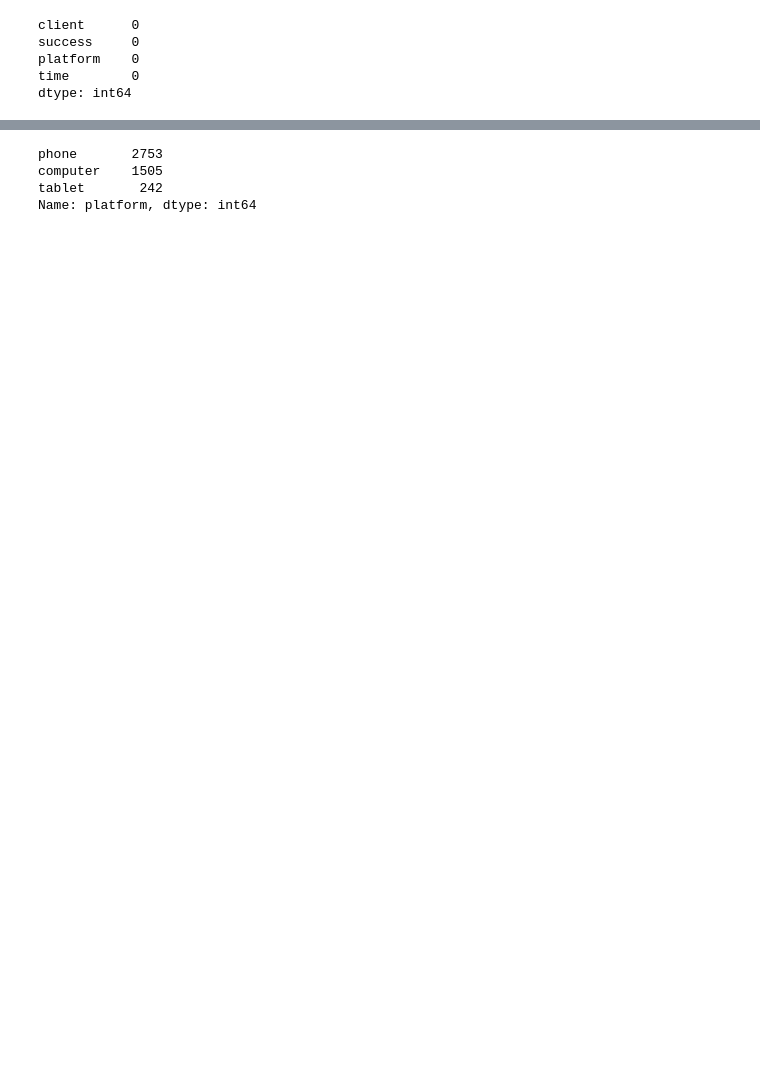
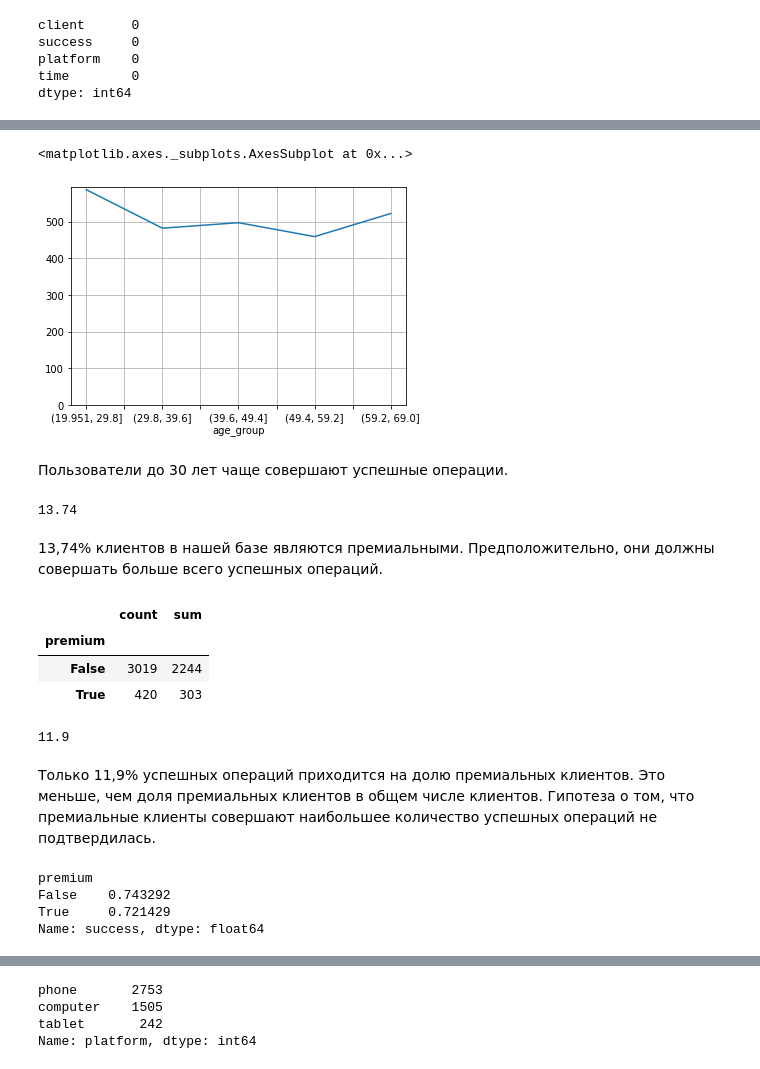
Before and after one commit to AlinaTyub/Data_analyst, a Jupyter notebook: logs.ipynb, the cells around one changed output, grey strips where cells are left out. Drawn from its saved outputs; the diff is of its cells as text; code cells hidden in the pictures; blank space fills up the shorter version.

```diff
--- a/logs.ipynb
+++ b/logs.ipynb
@@ -87,0 +106,2 @@ dtype: int64
+# %%
+users_data['age_group'] = pd.cut (users_data['age'], 5)
@@ -87,0 +118,33 @@ dtype: int64
+# %%
+users_data.merge(logs).groupby('age_group').success.agg('sum').plot(ylim = 0, grid = True)
+# %% [output]
+<matplotlib.axes._subplots.AxesSubplot at 0x...>
+[figure, added]
+# %% [markdown]
+Пользователи до 30 лет чаще совершают успешные операции.
+# %%
+round(users_data.query('premium == 1').premium.count() / users_data.premium.count() * 100, 2)
+# %% [output]
+13.74
+# %% [markdown]
+13,74% клиентов в нашей базе являются премиальными. Предположительно, они должны совершать больше всего успешных операций.
+# %%
+users_data.merge(logs).groupby('premium')['success'].agg(['count', 'sum'])
+# %% [output]
+|  | count | sum |
+| premium |  |  |
+| False | 3019 | 2244 |
+| True | 420 | 303 |
+# %%
+round(users_data.merge(logs).query('premium == 1').success.sum() / users_data.merge(logs).success.sum() * 100, 2)
+# %% [output]
+11.9
+# %% [markdown]
+Только 11,9% успешных операций приходится на долю премиальных клиентов. Это меньше, чем доля премиальных клиентов в общем числе клиентов. Гипотеза о том, что премиальные клиенты совершают наибольшее количество успешных операций не подтвердилась.
+# %%
+users_data.merge(logs).groupby('premium')['success'].agg('sum') / users_data.merge(logs).groupby('premium')['success'].agg('count')
+# %% [output]
+premium
+False    0.743292
+True     0.721429
+Name: success, dtype: float64
```
Also changed, not shown: parts of 105 cells of this notebook.
